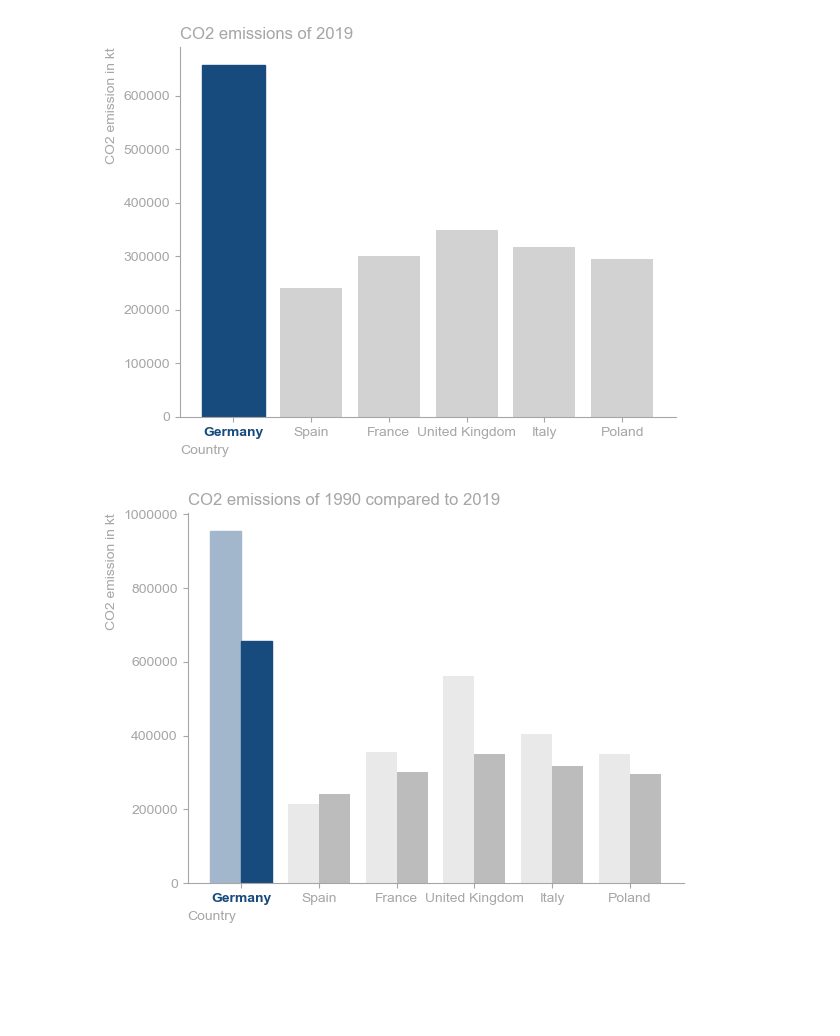
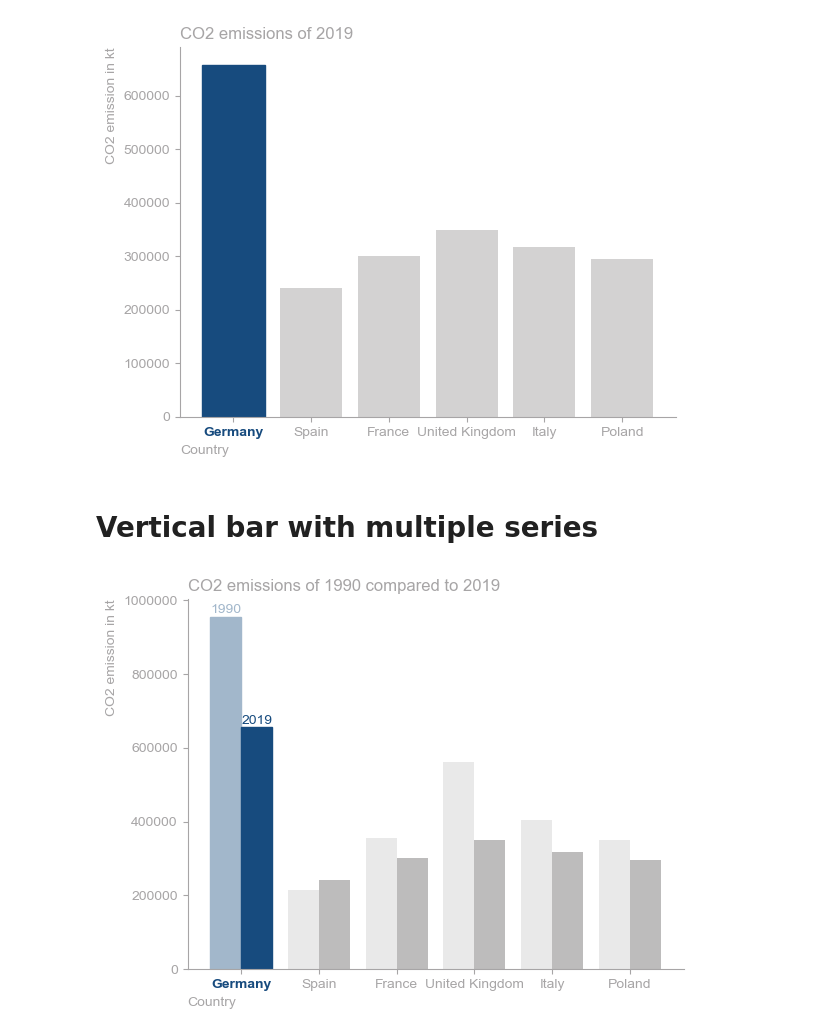
Before and after one commit to gitseti/data-visualizations, a Jupyter notebook: vertical-bar/bar.ipynb, the cells around one changed output. Cells and saved outputs as stored; diff of their text form; code cells hidden in the pictures; blank space fills up the shorter version.

```diff
--- a/vertical-bar/bar.ipynb
+++ b/vertical-bar/bar.ipynb
@@ -85,32 +89,38 @@ ax.get_xticklabels()[0].set_fontweight('bold')
 # %% [output]
 [figure]
+# %% [markdown]
+# Vertical bar with multiple series
 # %%
 ax = plt.subplot()
 
 x_axis = np.arange(len(emissions_of_1990))
 bar_1990 = ax.bar(x_axis - 0.2, emissions_of_1990.value, color=GRAY[9], width=0.4)
 bar_2019 = ax.bar(x_axis + 0.2, emissions_of_2019.value, color=GRAY[7], width=0.4)
 
 plt.xticks(x_axis, emissions_of_1990.country_name)
 
 ax.set_title("CO2 emissions of 1990 compared to 2019", loc="left", color=GRAY[6])
 
 ax.spines['top'].set_visible(False)
 ax.spines['right'].set_visible(False)
 ax.spines['bottom'].set_color(GRAY[6])
 ax.spines['left'].set_color(GRAY[6])
 
 ax.tick_params(axis='x', colors=GRAY[6], which='both')
 ax.tick_params(axis='y', colors=GRAY[6], which='both')
 
 ax.set_ylabel('CO2 emission in kt', loc='top', color=GRAY[6])
 ax.set_xlabel('Country', loc='left', color=GRAY[6])
 
 ax.ticklabel_format(useOffset=False, style='plain', axis='y')
 
 bar_1990[0].set_color(BLUE[6])
 bar_2019[0].set_color(BLUE[0])
 ax.get_xticklabels()[0].set_color(BLUE[0])
 ax.get_xticklabels()[0].set_fontweight('bold')
+ax.annotate("1990", xy=(x_axis[0] -0.4, emissions_of_1990.value.iloc[0] * 1.01), color=BLUE[6])
+ax.annotate("2019", xy=(x_axis[0], emissions_of_2019.value.iloc[0] * 1.01), color=BLUE[0])
+
+plt.show()
 # %% [output]
-[figure, old version]
+[figure, new version]
```
Also changed, not shown: parts of 2 cells of this notebook, 1 other file.
